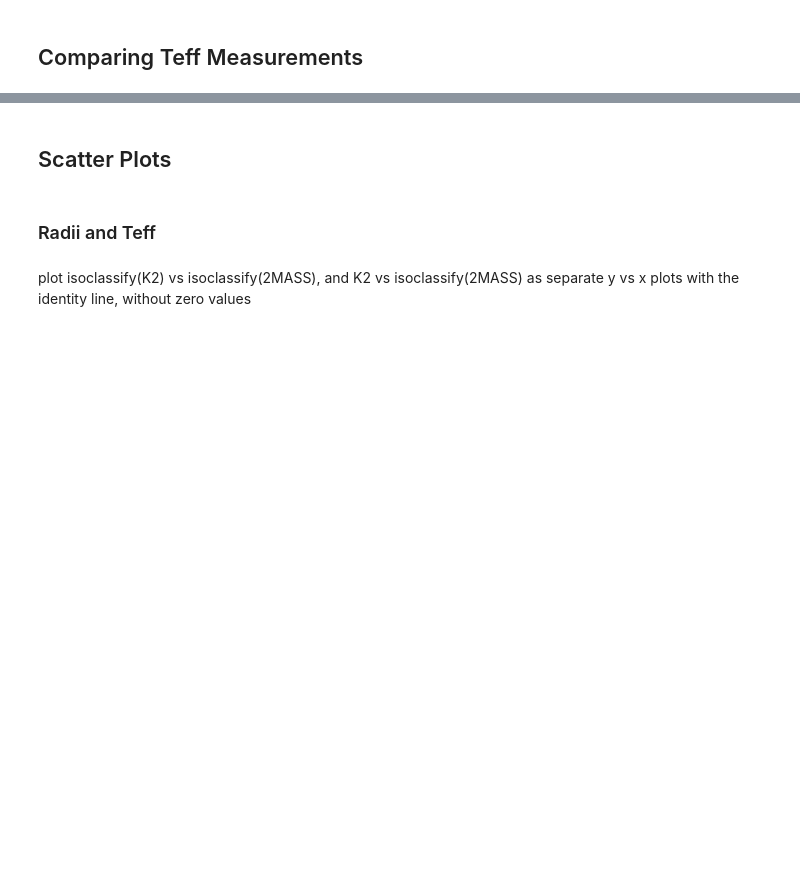
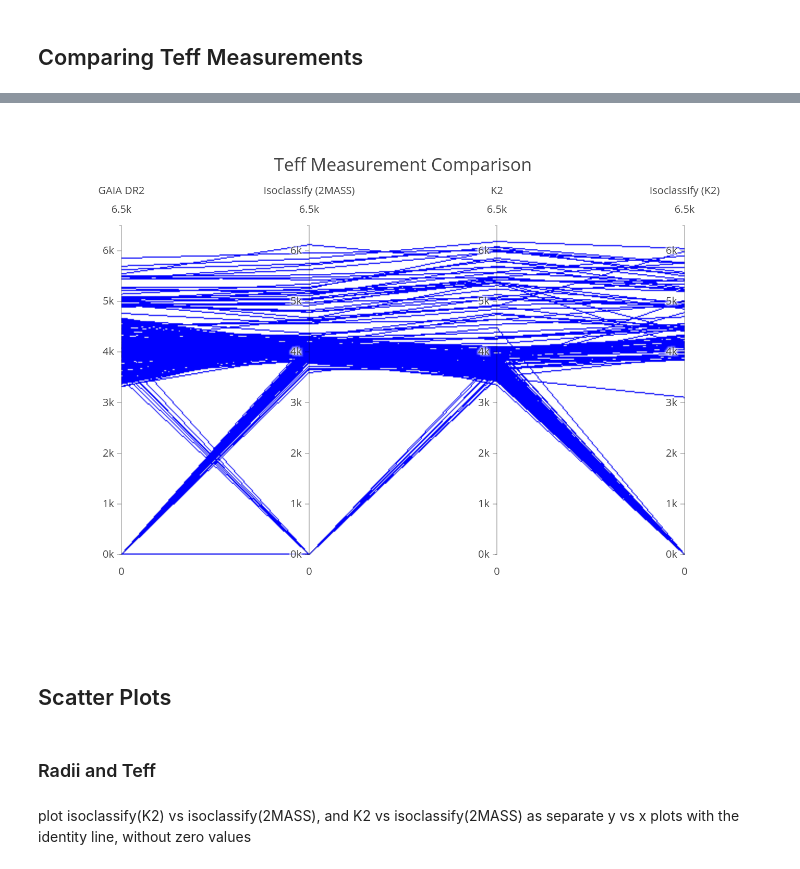
Before and after one commit to kaimibk/NAC, a Jupyter notebook: Final_notebooks/Radii_Teff_Inspection.ipynb, the cells around one changed output, grey strips where cells are left out. Cells and saved outputs as stored; diff of their text form; code cells hidden in the pictures; blank space fills up the shorter version.

```diff
--- a/Final_notebooks/Radii_Teff_Inspection.ipynb
+++ b/Final_notebooks/Radii_Teff_Inspection.ipynb
@@ -7,6 +8,7 @@ from plotly.tools import make_subplots
 main_dir = "/u/kaimibk/Documents/Research/NAC/"
 data_dir = main_dir+"data/"
 out_dir = main_dir+"output/"
+fig_dir = out_dir+"figs/"
 # %%
 df = pd.read_csv(data_dir+"Pleiades_master.csv", index_col=0)
 df.head(4)
@@ -62,7 +65,7 @@ py.iplot(figure, filename = 'radius_parcoords_k2')
 # %% [markdown]
 ## Comparing Teff Measurements
 # %%
-trace_all = go.Parcoords(
+par_teff = go.Parcoords(
             line = {'color' : 'blue'},
             dimensions = list([
                 dict(
@@ -91,7 +94,7 @@ trace_all = go.Parcoords(
 
 layout = go.Layout(title = "Teff Measurement Comparison")
 
-figure = go.Figure(data=[trace_all], layout=layout)
+figure = go.Figure(data=[par_teff], layout=layout)
 
-py.iplot(figure, filename = 'Teff_parcoords_k2')
+save_fig(figure, 'Teff_parcoords_k2', fig_dir, dynamic=False, scale=2)
 # %% [output]
@@ -99,3 +101,4 @@ py.iplot(figure, filename = 'Teff_parcoords_k2')
+[figure, added]
 # %% [markdown]
 ## Scatter Plots
 # %% [markdown]
```
Also changed, not shown: parts of 5 cells of this notebook, 1 other file.
